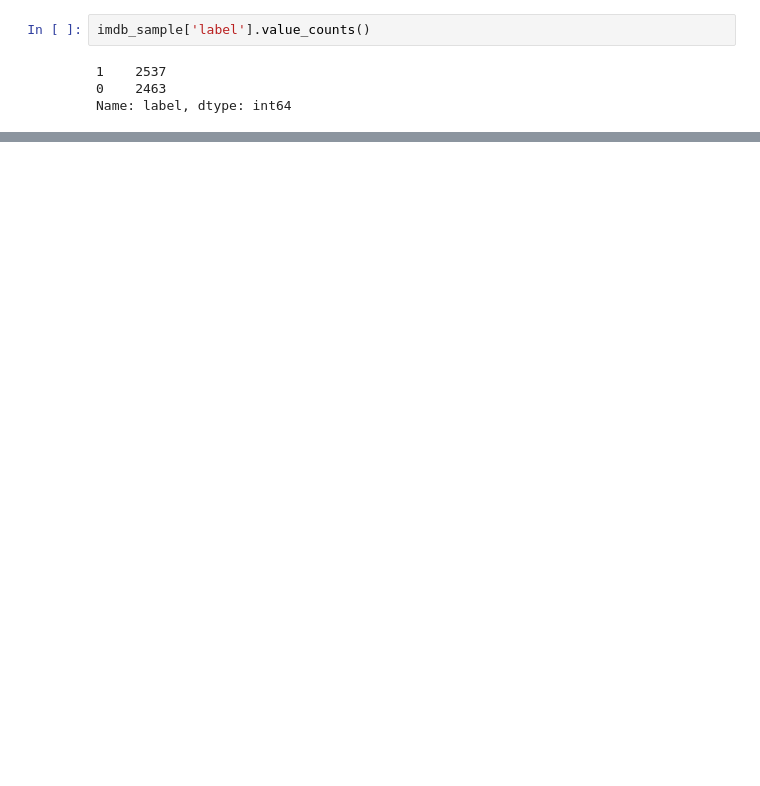
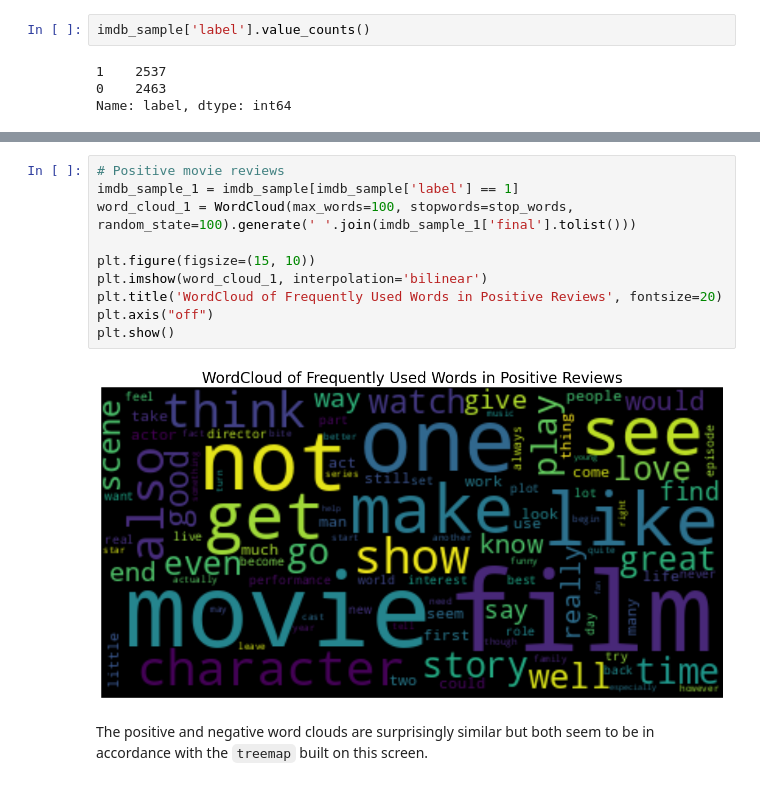
Before and after one commit to ashfaqfardin/NLP, a Jupyter notebook: Introduction_to_Natural_Language_Processing.ipynb, the cells around one changed output, grey strips where cells are left out. Drawn from its saved outputs; the diff is of its cells as text; blank space fills up the shorter version.

```diff
--- a/Introduction_to_Natural_Language_Processing.ipynb
+++ b/Introduction_to_Natural_Language_Processing.ipynb
@@ -337,0 +254,14 @@ word_cloud_0.words_
+# %%
+# Positive movie reviews
+imdb_sample_1 = imdb_sample[imdb_sample['label'] == 1]
+word_cloud_1 = WordCloud(max_words=100, stopwords=stop_words, random_state=100).generate(' '.join(imdb_sample_1['final'].tolist()))
+
+plt.figure(figsize=(15, 10))
+plt.imshow(word_cloud_1, interpolation='bilinear')
+plt.title('WordCloud of Frequently Used Words in Positive Reviews', fontsize=20)
+plt.axis("off")
+plt.show()
+# %% [output]
+[figure, added]
+# %% [markdown]
+The positive and negative word clouds are surprisingly similar but both seem to be in accordance with the `treemap` built on this screen.
```
Also changed, not shown: parts of 69 cells of this notebook.
